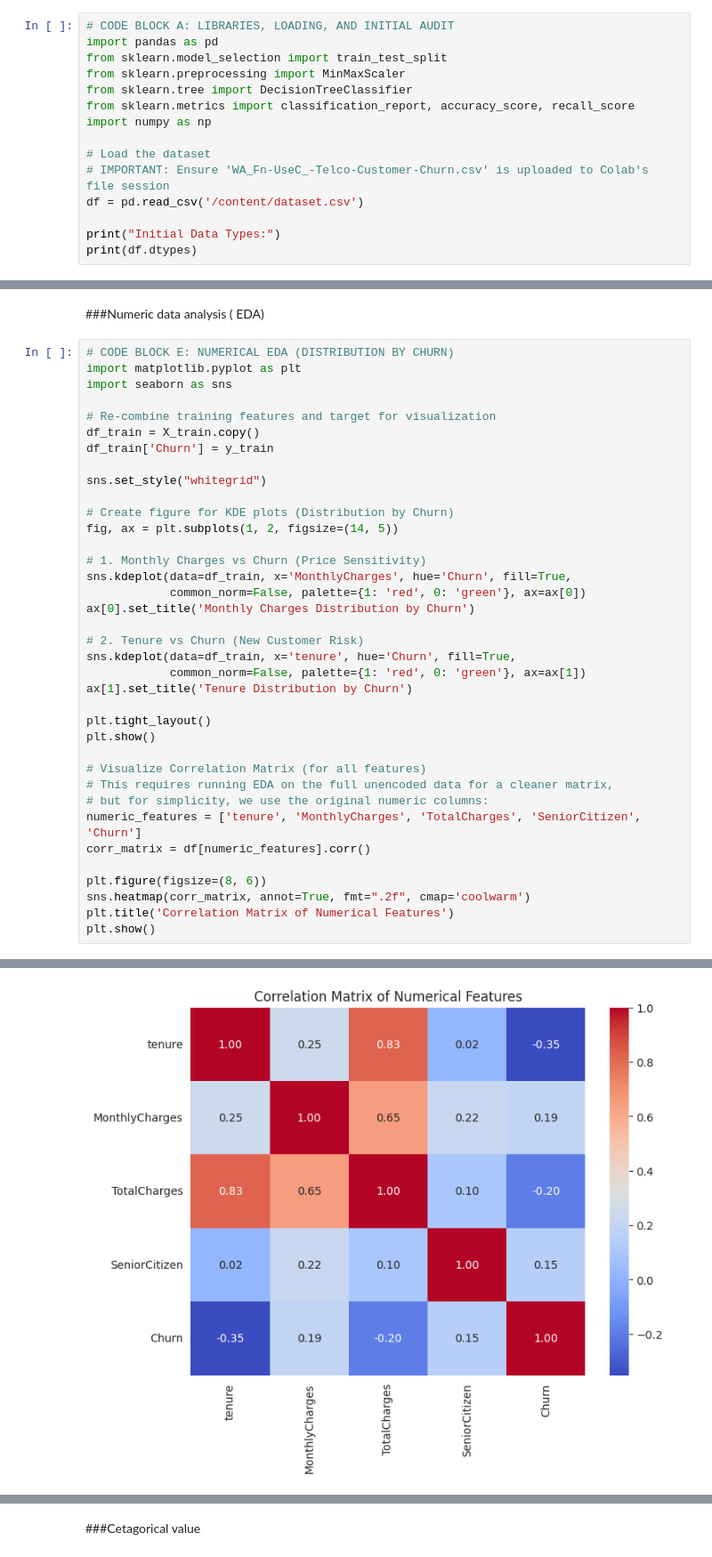
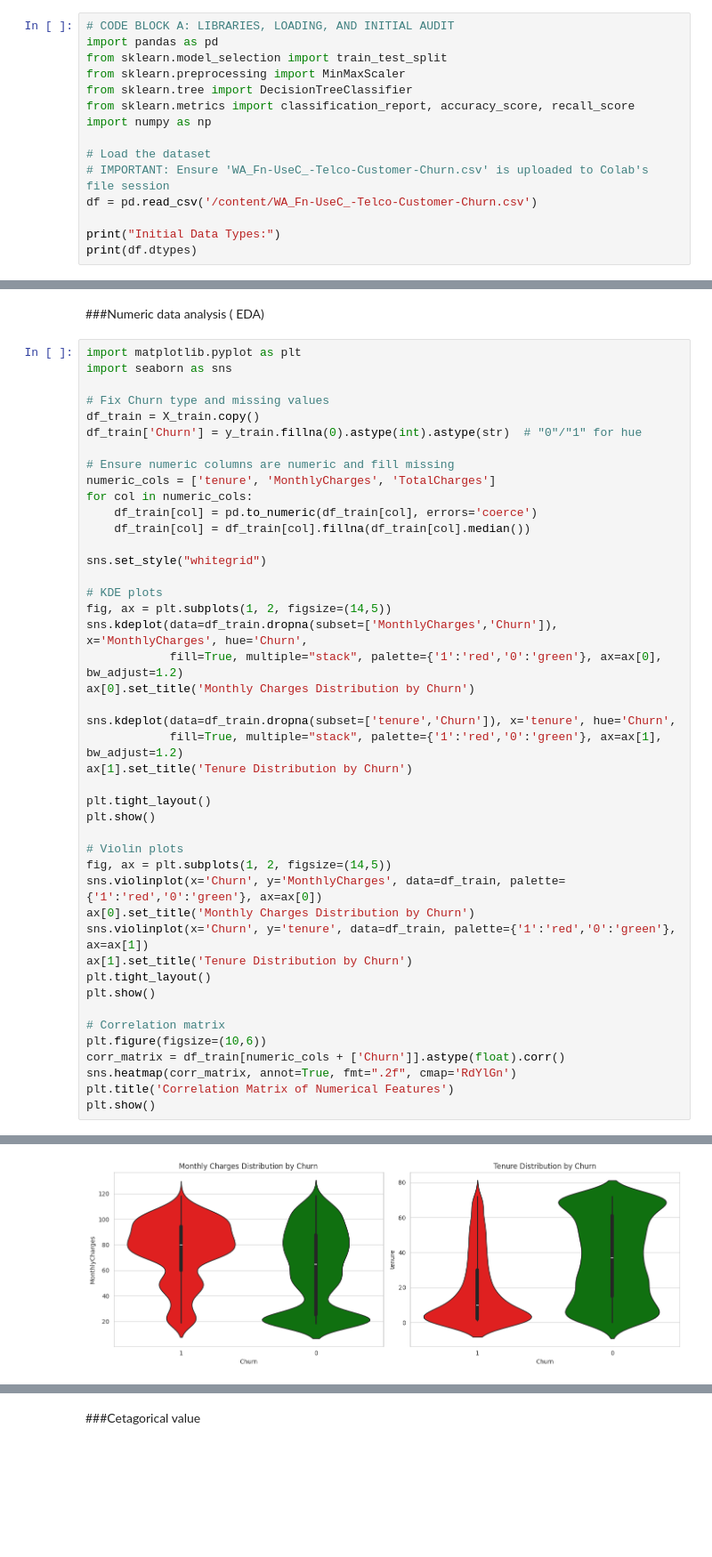
Before and after one commit to kaveesha82/Telco-Customer-Churn, a Jupyter notebook: Decision_Tree_of_CW.ipynb, the cells around one changed output, grey strips where cells are left out. Shown at 89% size. Cells and saved outputs as stored; diff of their text form; blank space fills up the shorter version.

```diff
--- a/Decision_Tree_of_CW.ipynb
+++ b/Decision_Tree_of_CW.ipynb
@@ -13,7 +13,7 @@ import numpy as np
 
 # Load the dataset
 # IMPORTANT: Ensure 'WA_Fn-UseC_-Telco-Customer-Churn.csv' is uploaded to Colab's file session
-df = pd.read_csv('/content/dataset.csv')
+df = pd.read_csv('/content/WA_Fn-UseC_-Telco-Customer-Churn.csv')
 
 print("Initial Data Types:")
 print(df.dtypes)
@@ -107,40 +107,47 @@ Scaled Training Set Shape (NN): (5616, 30)
 # %% [markdown]
 ###Numeric data analysis ( EDA)
 # %%
-# CODE BLOCK E: NUMERICAL EDA (DISTRIBUTION BY CHURN)
 import matplotlib.pyplot as plt
 import seaborn as sns
 
-# Re-combine training features and target for visualization
+# Fix Churn type and missing values
 df_train = X_train.copy()
-df_train['Churn'] = y_train
+df_train['Churn'] = y_train.fillna(0).astype(int).astype(str)  # "0"/"1" for hue
+
+# Ensure numeric columns are numeric and fill missing
+numeric_cols = ['tenure', 'MonthlyCharges', 'TotalCharges']
+for col in numeric_cols:
+    df_train[col] = pd.to_numeric(df_train[col], errors='coerce')
+    df_train[col] = df_train[col].fillna(df_train[col].median())
 
 sns.set_style("whitegrid")
 
-# Create figure for KDE plots (Distribution by Churn)
-fig, ax = plt.subplots(1, 2, figsize=(14, 5))
-
-# 1. Monthly Charges vs Churn (Price Sensitivity)
-sns.kdeplot(data=df_train, x='MonthlyCharges', hue='Churn', fill=True,
-            common_norm=False, palette={1: 'red', 0: 'green'}, ax=ax[0])
+# KDE plots
+fig, ax = plt.subplots(1, 2, figsize=(14,5))
+sns.kdeplot(data=df_train.dropna(subset=['MonthlyCharges','Churn']), x='MonthlyCharges', hue='Churn',
+            fill=True, multiple="stack", palette={'1':'red','0':'green'}, ax=ax[0], bw_adjust=1.2)
 ax[0].set_title('Monthly Charges Distribution by Churn')
 
-# 2. Tenure vs Churn (New Customer Risk)
-sns.kdeplot(data=df_train, x='tenure', hue='Churn', fill=True,
-            common_norm=False, palette={1: 'red', 0: 'green'}, ax=ax[1])
+sns.kdeplot(data=df_train.dropna(subset=['tenure','Churn']), x='tenure', hue='Churn',
+            fill=True, multiple="stack", palette={'1':'red','0':'green'}, ax=ax[1], bw_adjust=1.2)
 ax[1].set_title('Tenure Distribution by Churn')
 
 plt.tight_layout()
 plt.show()
 
-# Visualize Correlation Matrix (for all features)
-# This requires running EDA on the full unencoded data for a cleaner matrix,
-# but for simplicity, we use the original numeric columns:
-numeric_features = ['tenure', 'MonthlyCharges', 'TotalCharges', 'SeniorCitizen', 'Churn']
-corr_matrix = df[numeric_features].corr()
+# Violin plots
+fig, ax = plt.subplots(1, 2, figsize=(14,5))
+sns.violinplot(x='Churn', y='MonthlyCharges', data=df_train, palette={'1':'red','0':'green'}, ax=ax[0])
+ax[0].set_title('Monthly Charges Distribution by Churn')
+sns.violinplot(x='Churn', y='tenure', data=df_train, palette={'1':'red','0':'green'}, ax=ax[1])
+ax[1].set_title('Tenure Distribution by Churn')
+plt.tight_layout()
+plt.show()
 
-plt.figure(figsize=(8, 6))
-sns.heatmap(corr_matrix, annot=True, fmt=".2f", cmap='coolwarm')
+# Correlation matrix
+plt.figure(figsize=(10,6))
+corr_matrix = df_train[numeric_cols + ['Churn']].astype(float).corr()
+sns.heatmap(corr_matrix, annot=True, fmt=".2f", cmap='RdYlGn')
 plt.title('Correlation Matrix of Numerical Features')
 plt.show()
 # %% [output]
@@ -148 +162 @@ plt.show()
-[figure, old version]
+[figure, new version]
```
Also changed, not shown: parts of 17 cells of this notebook.
